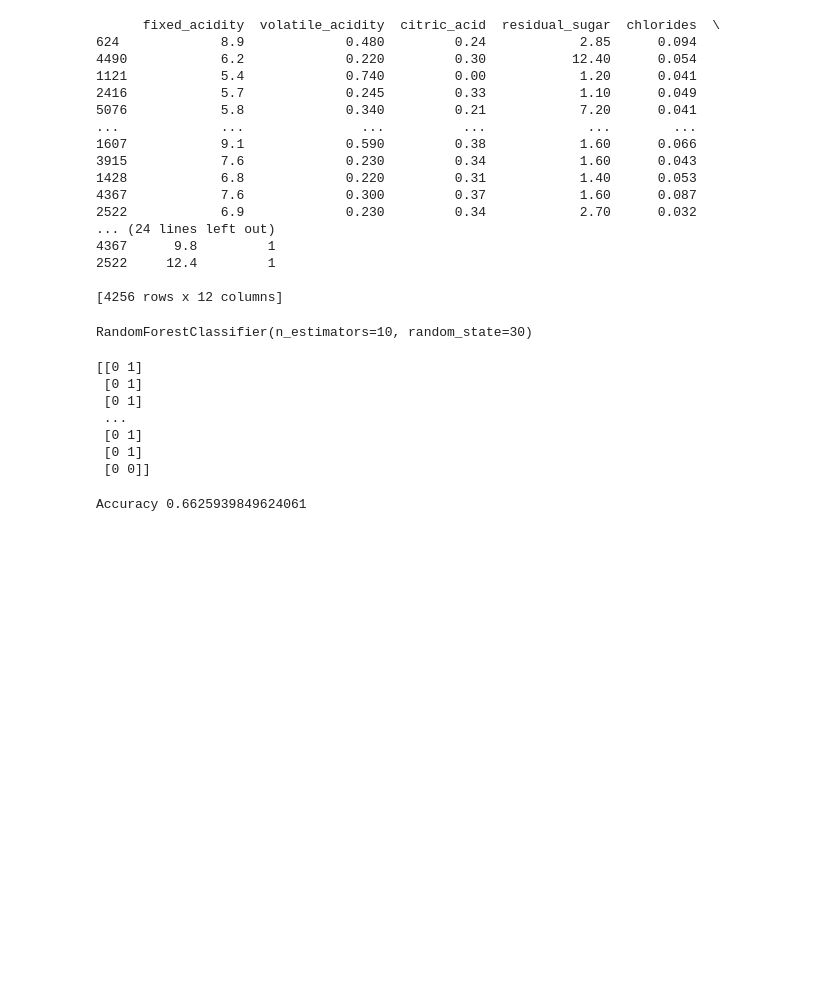
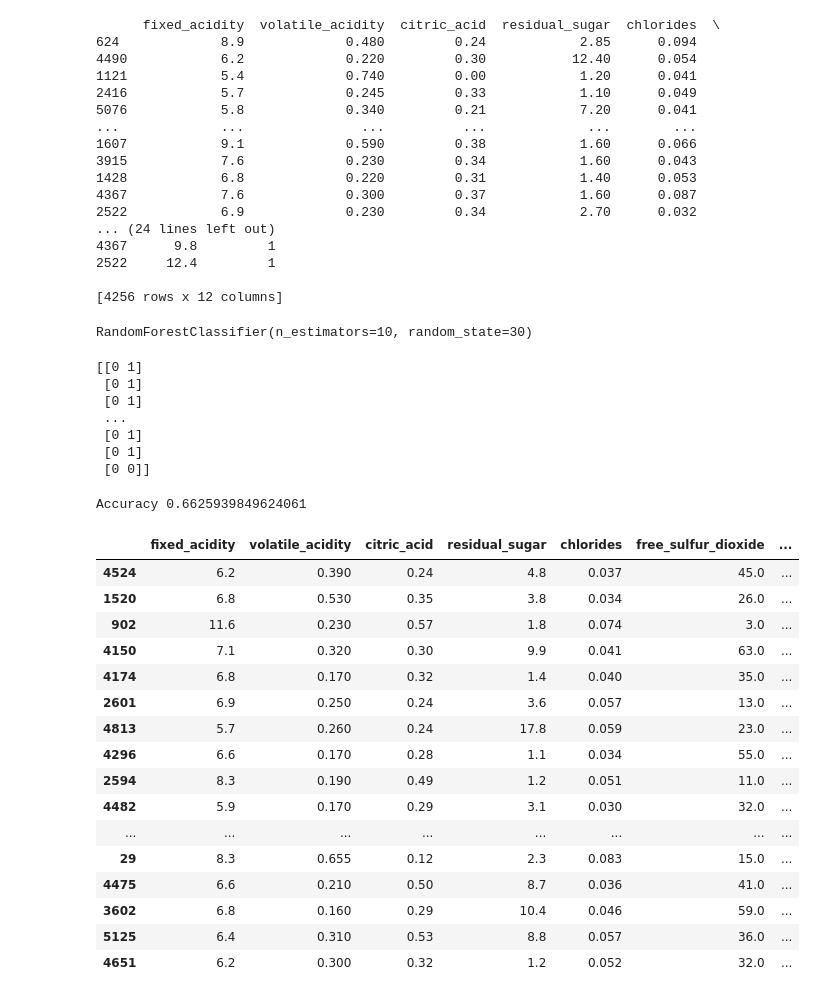
Before and after one commit to katybyte3000/Academy_Excercises, a Jupyter notebook: Project_02/sprint03/projekt02_sprint03_ML_wrongencoding.ipynb, the cells around one changed output. Cells and saved outputs as stored; diff of their text form; code cells hidden in the pictures; blank space fills up the shorter version.

```diff
--- a/Project_02/sprint03/projekt02_sprint03_ML_wine.ipynb
+++ b/Project_02/sprint03/projekt02_sprint03_ML_wrongencoding.ipynb
@@ -713,3 +715,23 @@ from sklearn import metrics
 print("Accuracy", metrics.accuracy_score(y_test,predicition_test))
 # %% [output]
 Accuracy 0.6625939849624061
+# %%
+X_test.head(20)
+# %% [output]
+|  | fixed_acidity | volatile_acidity | citric_acid | residual_sugar | chlorides | free_sulfur_dioxide | ... |
+| 4524 | 6.2 | 0.390 | 0.24 | 4.8 | 0.037 | 45.0 | ... |
+| 1520 | 6.8 | 0.530 | 0.35 | 3.8 | 0.034 | 26.0 | ... |
+| 902 | 11.6 | 0.230 | 0.57 | 1.8 | 0.074 | 3.0 | ... |
+| 4150 | 7.1 | 0.320 | 0.30 | 9.9 | 0.041 | 63.0 | ... |
+| 4174 | 6.8 | 0.170 | 0.32 | 1.4 | 0.040 | 35.0 | ... |
+| 2601 | 6.9 | 0.250 | 0.24 | 3.6 | 0.057 | 13.0 | ... |
+| 4813 | 5.7 | 0.260 | 0.24 | 17.8 | 0.059 | 23.0 | ... |
+| 4296 | 6.6 | 0.170 | 0.28 | 1.1 | 0.034 | 55.0 | ... |
+| 2594 | 8.3 | 0.190 | 0.49 | 1.2 | 0.051 | 11.0 | ... |
+| 4482 | 5.9 | 0.170 | 0.29 | 3.1 | 0.030 | 32.0 | ... |
+| ... | ... | ... | ... | ... | ... | ... | ... |
+| 29 | 8.3 | 0.655 | 0.12 | 2.3 | 0.083 | 15.0 | ... |
+| 4475 | 6.6 | 0.210 | 0.50 | 8.7 | 0.036 | 41.0 | ... |
+| 3602 | 6.8 | 0.160 | 0.29 | 10.4 | 0.046 | 59.0 | ... |
+| 5125 | 6.4 | 0.310 | 0.53 | 8.8 | 0.057 | 36.0 | ... |
+| 4651 | 6.2 | 0.300 | 0.32 | 1.2 | 0.052 | 32.0 | ... |
```
Also changed, not shown: parts of 15 cells of this notebook, 2 other files.
